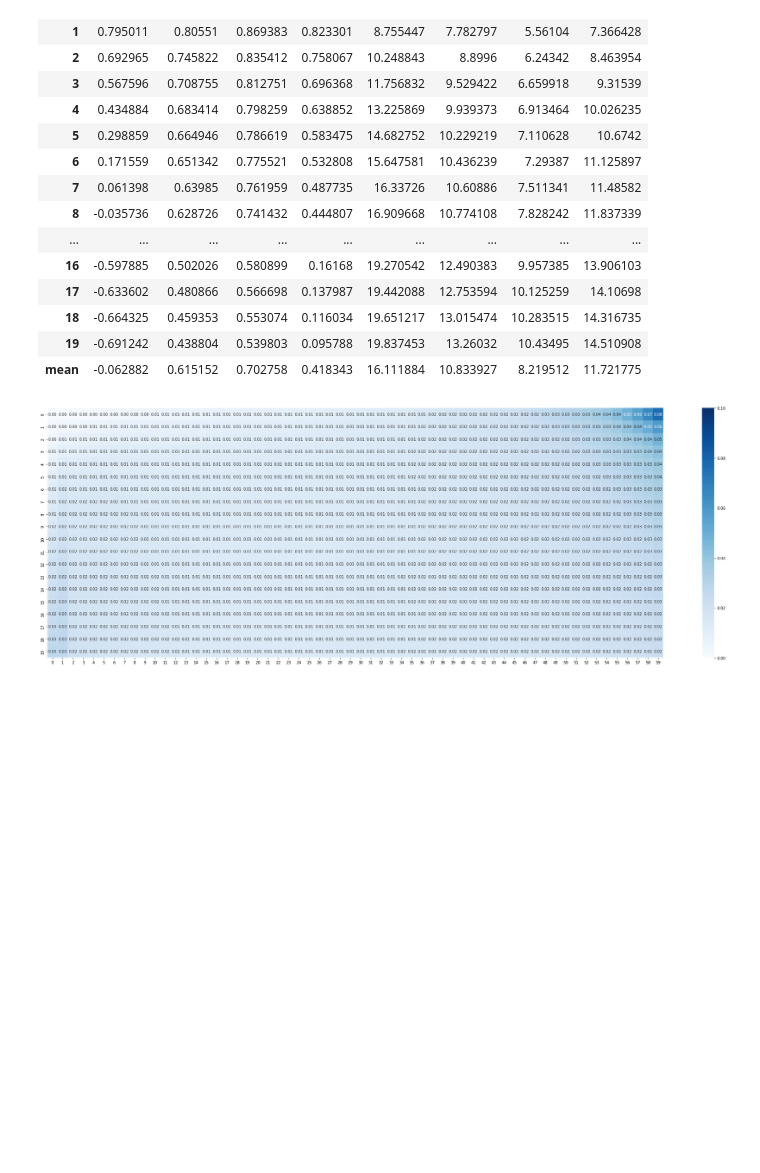
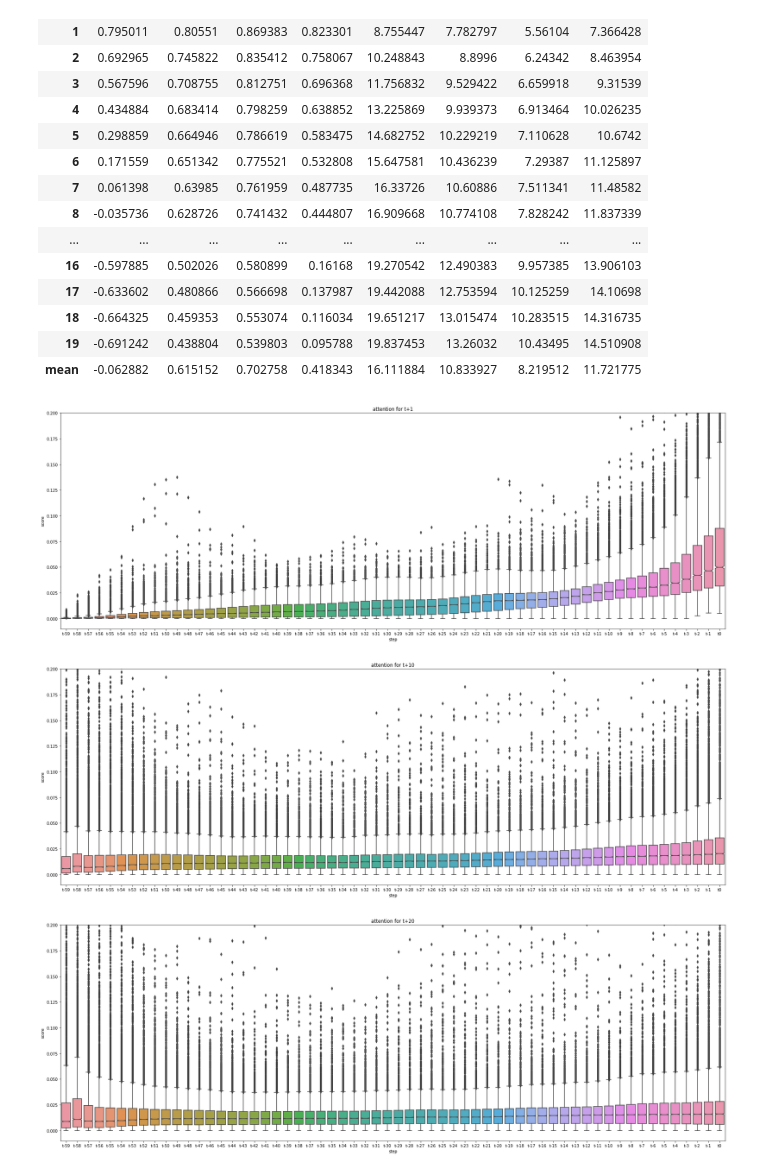
Before and after one commit to pseokyoung/22_Dual_Attention, a Jupyter notebook: 2_RnnModel.ipynb, the cells around one changed output. Saved outputs shown, nothing was run; the diff lists cells and outputs as text; code cells hidden in the pictures; blank space fills up the shorter version.

```diff
--- a/2_RnnModel.ipynb
+++ b/2_RnnModel.ipynb
@@ -361,12 +380,31 @@ DATT_seq2seq_GRU.test()
 | 18 | -0.664325 | 0.459353 | 0.553074 | 0.116034 | 19.651217 | 13.015474 | 10.283515 | 14.316735 |
 | 19 | -0.691242 | 0.438804 | 0.539803 | 0.095788 | 19.837453 | 13.26032 | 10.43495 | 14.510908 |
 | mean | -0.062882 | 0.615152 | 0.702758 | 0.418343 | 16.111884 | 10.833927 | 8.219512 | 11.721775 |
-# %%
-attention = DATT_seq2seq_GRU.get_attention(DATT_seq2seq_GRU.history_test_sc)
-attention_mean = attention.mean(axis=0)
-attention_std = attention.std(axis=0)
-
-plt.figure(figsize=(36,12))
-ax = sns.heatmap(attention_mean, cmap='Blues', vmin=0, vmax=0.1, annot=True, fmt='.2f')
-# %% [output]
-[figure, removed]
+# %%
+attention = DATT_seq2seq_GRU.get_attention(DATT_seq2seq_GRU.history_test_sc)
+plot_steps = [0,9,19]
+
+for future_step in plot_steps:
+    attention_step = pd.DataFrame(attention[:,future_step,:], columns=[f't{i-59}' for i in range(history_size)])
+
+    for i in range(history_size):
+        if not i:
+            attention_reshape = attention_step[[f't{i-59}']].copy()
+            attention_reshape.columns = ['score']
+            attention_reshape['step'] = f't{i-59}'
+        else:
+            temp = attention_step[[f't{i-59}']].copy()
+            temp.columns = ['score']
+            temp['step'] = f't{i-59}'
+            attention_reshape = pd.concat([attention_reshape, temp], axis=0)
+        attention_reshape.reset_index(drop=True, inplace=True)
+
+    plt.figure(figsize=(30,10))
+    sns.boxplot(x='step', y='score', data=attention_reshape, notch=True)
+    plt.ylim(-0.01, 0.2)
+    plt.title(f"attention for t+{future_step+1}")
+    plt.show()
+# %% [output]
+[figure, added]
+[figure, added]
+[figure, added]
```
Also changed, not shown: parts of 2 cells of this notebook.
